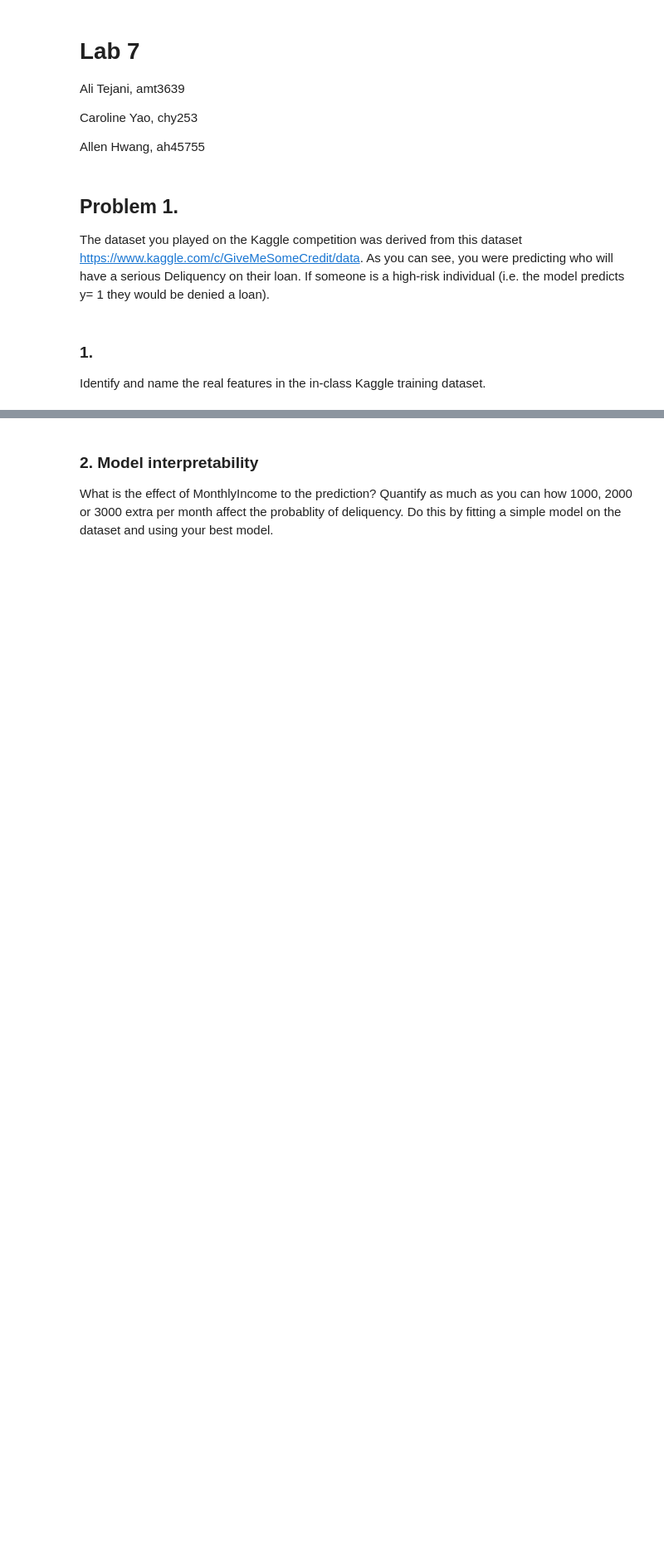
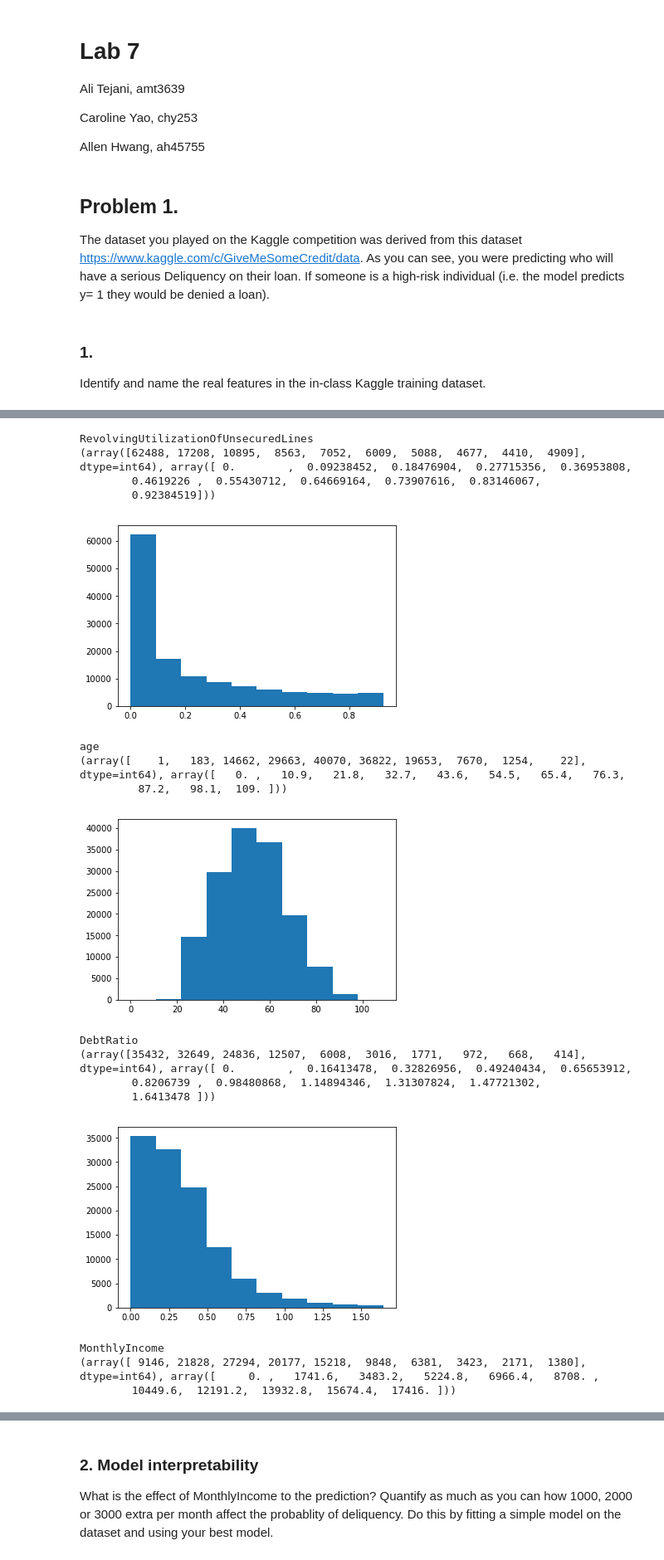
Before and after one commit to carolineeeyao/DSLAB, a Jupyter notebook: Lab7/Lab7.ipynb, the cells around one changed output, grey strips where cells are left out. Shown at 83% size. Drawn from its saved outputs; the diff is of its cells as text; code cells hidden in the pictures; blank space fills up the shorter version.

```diff
--- a/Lab7/Lab7.ipynb
+++ b/Lab7/Lab7.ipynb
@@ -65,3 +60,12 @@ def is_outlier(points, thresh=3.5):
     modified_z_score = 0.6745 * diff / med_abs_deviation
 
     return modified_z_score > thresh
+
+def plot_hist(r1):
+    for col in r1:
+        print col
+        c = r1[col].dropna()
+        c = c[~is_outlier(c)]
+        print np.histogram(c)
+        plt.hist(c)
+        plt.show()
@@ -89,0 +72,12 @@ NumberOfOpenCreditLinesAndLoans
+# %%
+real = realData[realData.columns[1:]]
+sample = train[train.columns[1:]]
+real1 = real.columns
+sample1 = sample.columns
+for i in real1:
+    print i,':'
+    matchP = []
+    for j in sample1:
+        matchP.append(abs(np.mean(real[i])-np.mean(sample[j]))/np.mean(real[i])
+                      + abs(np.std(real[i]) - np.std(sample[j]))/np.std(real[i]))
+    print sample1[np.argmin(matchP)]
@@ -89,0 +107,21 @@ NumberOfOpenCreditLinesAndLoans
+# %%
+a = ['RevolvingUtilizationOfUnsecuredLines','age','DebtRatio','MonthlyIncome','NumberOfOpenCreditLinesAndLoans','NumberRealEstateLoansOrLines']
+plot_hist(real[a])
+# %% [output]
+RevolvingUtilizationOfUnsecuredLines
+(array([62488, 17208, 10895,  8563,  7052,  6009,  5088,  4677,  4410,  4909], dtype=int64), array([ 0.        ,  0.09238452,  0.18476904,  0.27715356,  0.36953808,
+        0.4619226 ,  0.55430712,  0.64669164,  0.73907616,  0.83146067,
+        0.92384519]))
+[figure, added]
+age
+(array([    1,   183, 14662, 29663, 40070, 36822, 19653,  7670,  1254,    22], dtype=int64), array([   0. ,   10.9,   21.8,   32.7,   43.6,   54.5,   65.4,   76.3,
+         87.2,   98.1,  109. ]))
+[figure, added]
+DebtRatio
+(array([35432, 32649, 24836, 12507,  6008,  3016,  1771,   972,   668,   414], dtype=int64), array([ 0.        ,  0.16413478,  0.32826956,  0.49240434,  0.65653912,
+        0.8206739 ,  0.98480868,  1.14894346,  1.31307824,  1.47721302,
+        1.6413478 ]))
+[figure, added]
+MonthlyIncome
+(array([ 9146, 21828, 27294, 20177, 15218,  9848,  6381,  3423,  2171,  1380], dtype=int64), array([     0. ,   1741.6,   3483.2,   5224.8,   6966.4,   8708. ,
+        10449.6,  12191.2,  13932.8,  15674.4,  17416. ]))
```
Also changed, not shown: parts of 26 cells of this notebook.
